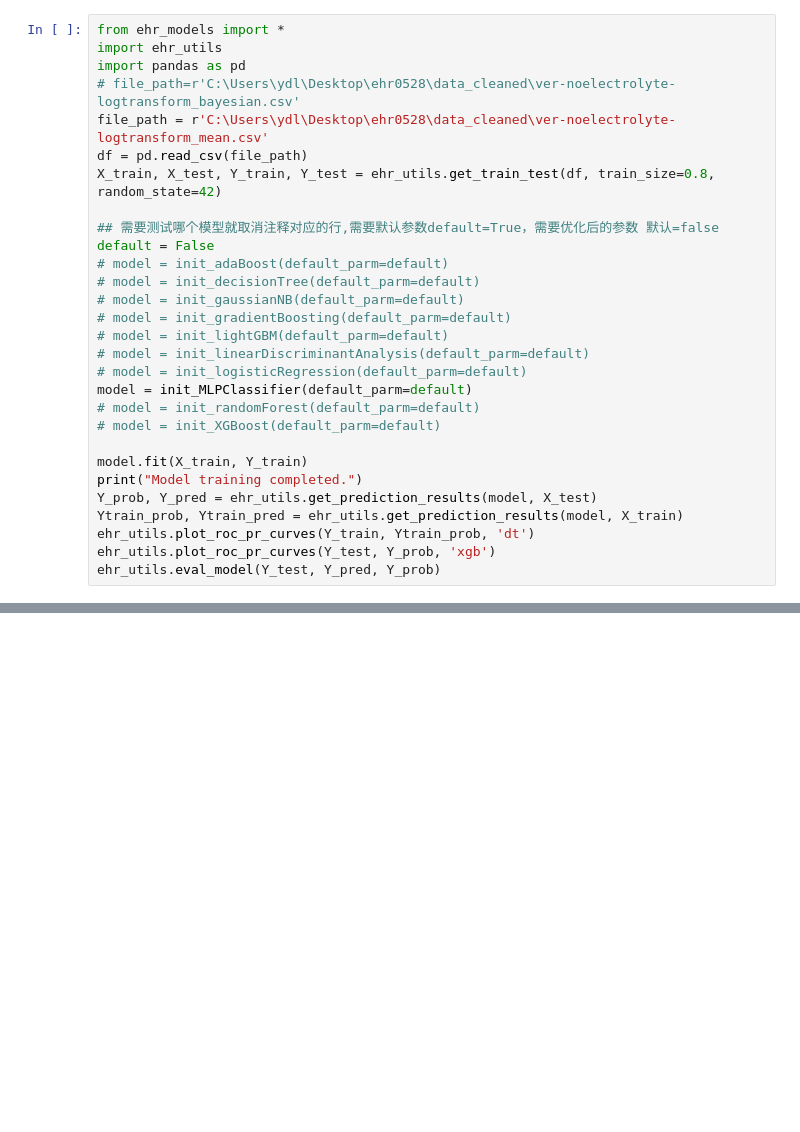
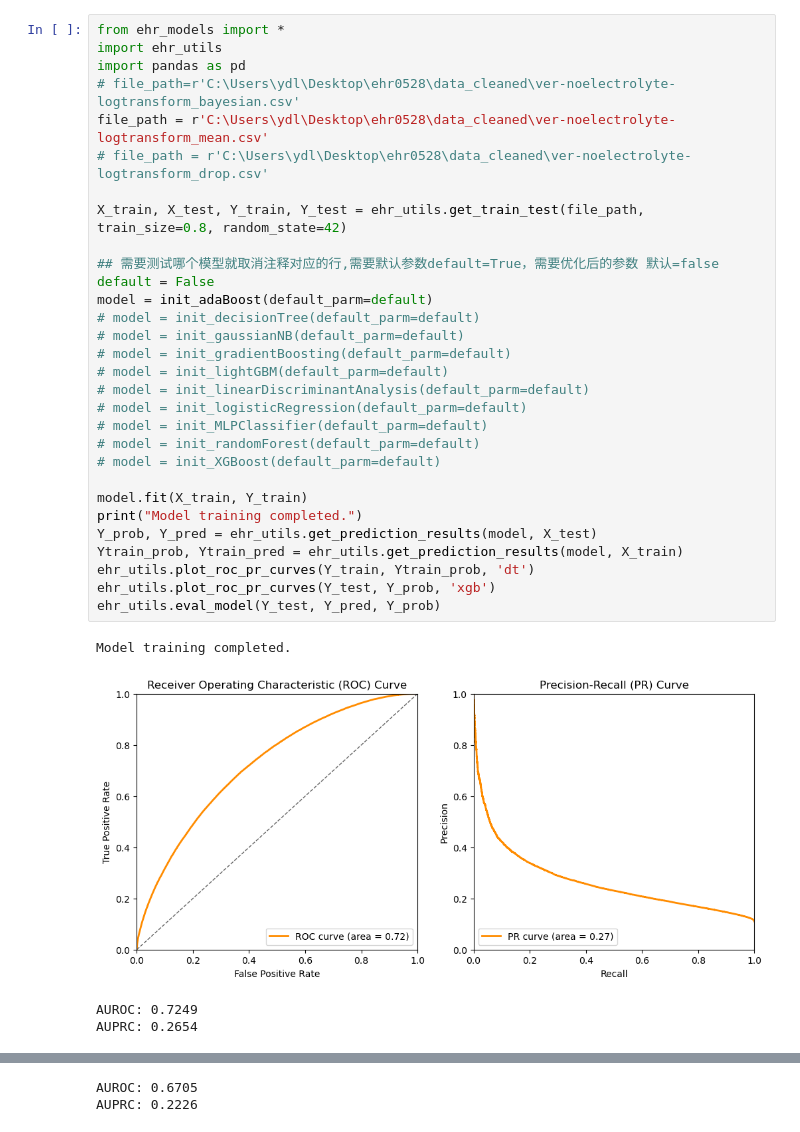
Before and after one commit to duxingx1a/ehr, a Jupyter notebook: train_single_model.ipynb, the cells around one changed output, grey strips where cells are left out. Saved outputs shown, nothing was run; the diff lists cells and outputs as text; blank space fills up the shorter version.

```diff
--- a/train_single_model.ipynb
+++ b/train_single_model.ipynb
@@ -1,29 +1,35 @@
 # %%
 from ehr_models import *
 import ehr_utils
 import pandas as pd
 # file_path=r'C:\Users\ydl\Desktop\ehr0528\data_cleaned\ver-noelectrolyte-logtransform_bayesian.csv'
 file_path = r'C:\Users\ydl\Desktop\ehr0528\data_cleaned\ver-noelectrolyte-logtransform_mean.csv'
-df = pd.read_csv(file_path)
-X_train, X_test, Y_train, Y_test = ehr_utils.get_train_test(df, train_size=0.8, random_state=42)
+# file_path = r'C:\Users\ydl\Desktop\ehr0528\data_cleaned\ver-noelectrolyte-logtransform_drop.csv'
+
+X_train, X_test, Y_train, Y_test = ehr_utils.get_train_test(file_path, train_size=0.8, random_state=42)
 
 ## 需要测试哪个模型就取消注释对应的行,需要默认参数default=True，需要优化后的参数 默认=false
 default = False
-# model = init_adaBoost(default_parm=default)
+model = init_adaBoost(default_parm=default)
 # model = init_decisionTree(default_parm=default)
 # model = init_gaussianNB(default_parm=default)
 # model = init_gradientBoosting(default_parm=default)
 # model = init_lightGBM(default_parm=default)
 # model = init_linearDiscriminantAnalysis(default_parm=default)
 # model = init_logisticRegression(default_parm=default)
-model = init_MLPClassifier(default_parm=default)
+# model = init_MLPClassifier(default_parm=default)
 # model = init_randomForest(default_parm=default)
 # model = init_XGBoost(default_parm=default)
 
 model.fit(X_train, Y_train)
 print("Model training completed.")
 Y_prob, Y_pred = ehr_utils.get_prediction_results(model, X_test)
 Ytrain_prob, Ytrain_pred = ehr_utils.get_prediction_results(model, X_train)
 ehr_utils.plot_roc_pr_curves(Y_train, Ytrain_prob, 'dt')
 ehr_utils.plot_roc_pr_curves(Y_test, Y_prob, 'xgb')
 ehr_utils.eval_model(Y_test, Y_pred, Y_prob)
+# %% [output]
+Model training completed.
+[figure, added]
+AUROC: 0.7249
+AUPRC: 0.2654
@@ -29,0 +37,2 @@ ehr_utils.eval_model(Y_test, Y_pred, Y_prob)
+AUROC: 0.6705
+AUPRC: 0.2226
```
Also changed, not shown: parts of 3 cells of this notebook, 5 other files.
